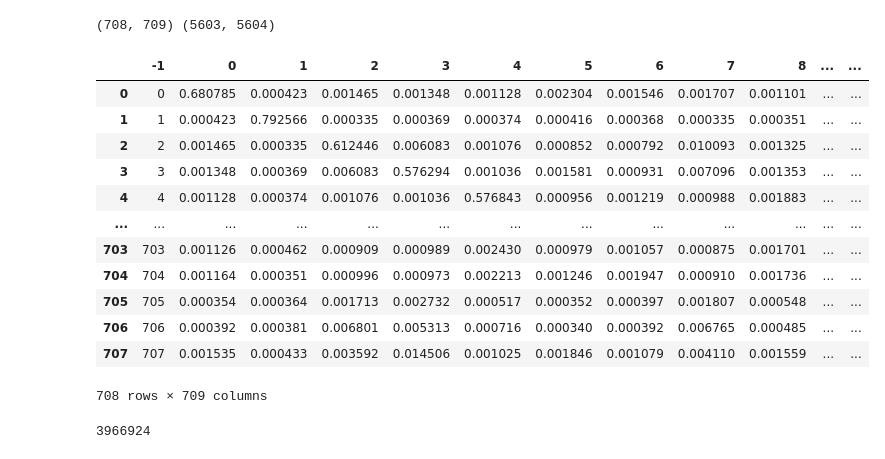
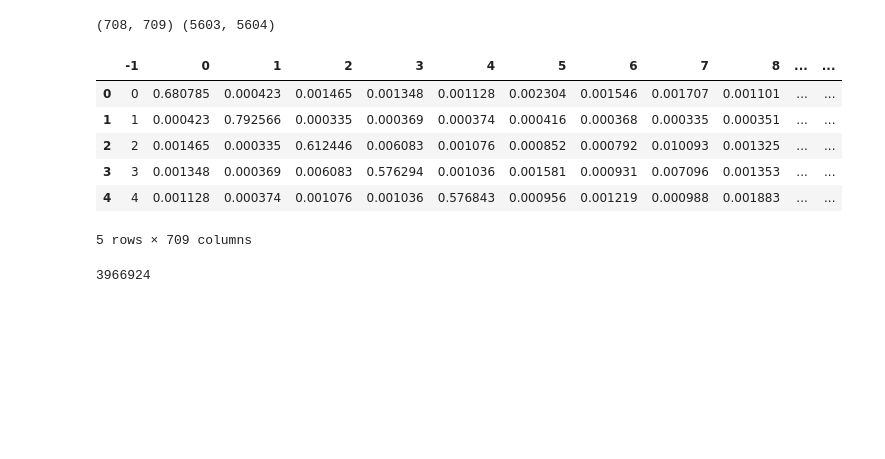
Before and after one commit to aminkhod/Drug-discovery, a Jupyter notebook: P2_Data preparing.ipynb, the cells around one changed output. Cells and saved outputs as stored; diff of their text form; code cells hidden in the pictures; blank space fills up the shorter version.

```diff
--- a/P2_Data preparing.ipynb
+++ b/P2_Data preparing.ipynb
@@ -185,21 +171,15 @@ print(Drugsim.shape, Diseasesim.shape)
 # %% [output]
 (708, 709) (5603, 5604)
 # %%
-Drugsim
+Drugsim.head()
 # %% [output]
 |  | -1 | 0 | 1 | 2 | 3 | 4 | 5 | 6 | 7 | 8 | ... | ... |
 | 0 | 0 | 0.680785 | 0.000423 | 0.001465 | 0.001348 | 0.001128 | 0.002304 | 0.001546 | 0.001707 | 0.001101 | ... | ... |
 | 1 | 1 | 0.000423 | 0.792566 | 0.000335 | 0.000369 | 0.000374 | 0.000416 | 0.000368 | 0.000335 | 0.000351 | ... | ... |
 | 2 | 2 | 0.001465 | 0.000335 | 0.612446 | 0.006083 | 0.001076 | 0.000852 | 0.000792 | 0.010093 | 0.001325 | ... | ... |
 | 3 | 3 | 0.001348 | 0.000369 | 0.006083 | 0.576294 | 0.001036 | 0.001581 | 0.000931 | 0.007096 | 0.001353 | ... | ... |
 | 4 | 4 | 0.001128 | 0.000374 | 0.001076 | 0.001036 | 0.576843 | 0.000956 | 0.001219 | 0.000988 | 0.001883 | ... | ... |
-| ... | ... | ... | ... | ... | ... | ... | ... | ... | ... | ... | ... | ... |
-| 703 | 703 | 0.001126 | 0.000462 | 0.000909 | 0.000989 | 0.002430 | 0.000979 | 0.001057 | 0.000875 | 0.001701 | ... | ... |
-| 704 | 704 | 0.001164 | 0.000351 | 0.000996 | 0.000973 | 0.002213 | 0.001246 | 0.001947 | 0.000910 | 0.001736 | ... | ... |
-| 705 | 705 | 0.000354 | 0.000364 | 0.001713 | 0.002732 | 0.000517 | 0.000352 | 0.000397 | 0.001807 | 0.000548 | ... | ... |
-| 706 | 706 | 0.000392 | 0.000381 | 0.006801 | 0.005313 | 0.000716 | 0.000340 | 0.000392 | 0.006765 | 0.000485 | ... | ... |
-| 707 | 707 | 0.001535 | 0.000433 | 0.003592 | 0.014506 | 0.001025 | 0.001846 | 0.001079 | 0.004110 | 0.001559 | ... | ... |
-708 rows × 709 columns
+5 rows × 709 columns
 # %%
 708 * 5603
 # %% [output]
```
Also changed, not shown: parts of 12 cells of this notebook, 3 other files.
